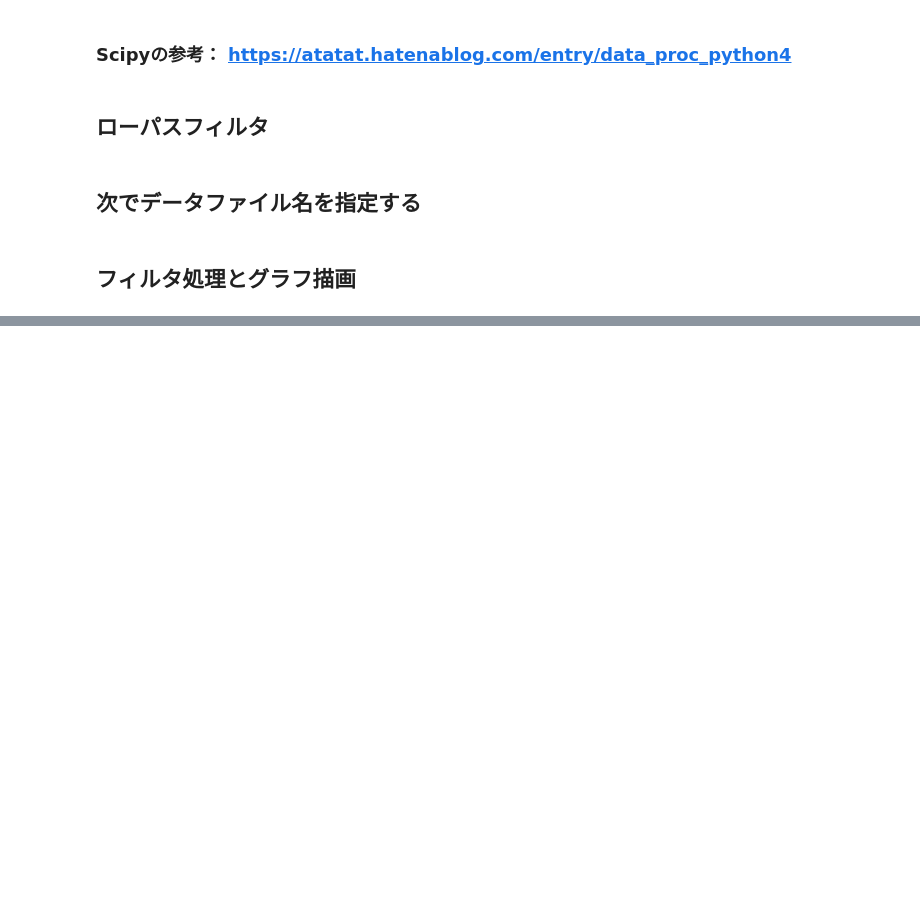
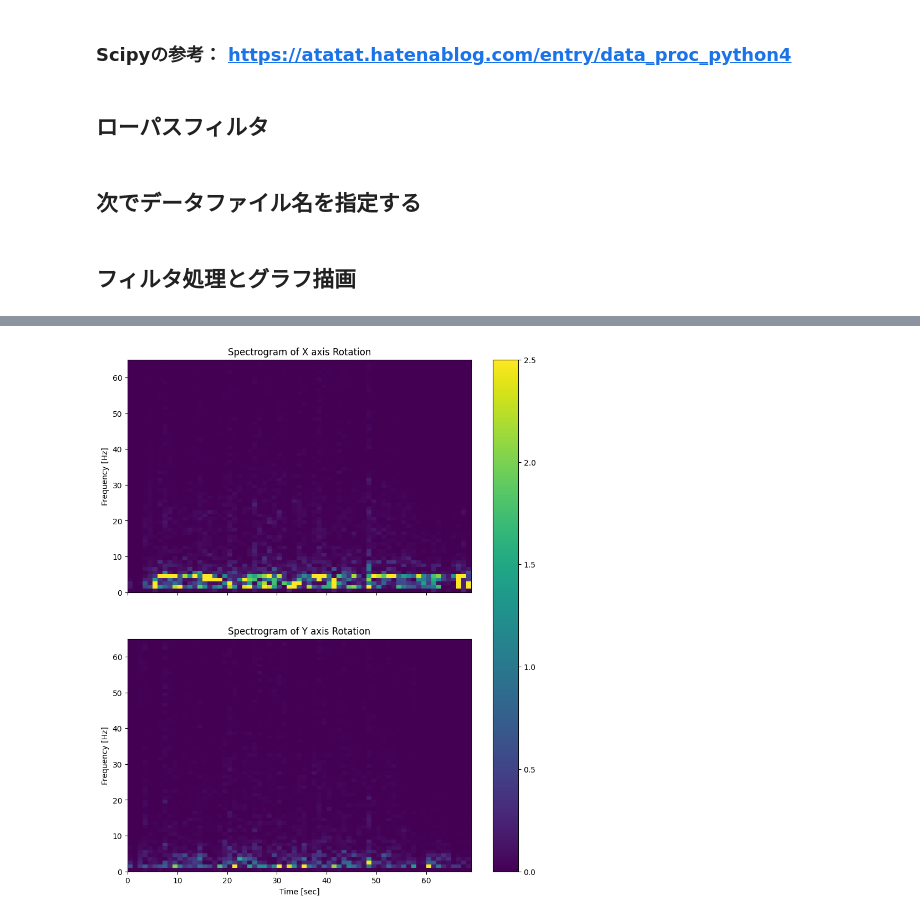
Before and after one commit to yasyamauchi/education, a Jupyter notebook: m5Stack_IMU2025.ipynb, the cells around one changed output, grey strips where cells are left out. Drawn from its saved outputs; the diff is of its cells as text; code cells hidden in the pictures; blank space fills up the shorter version.

```diff
--- a/m5Stack_IMU2025.ipynb
+++ b/m5Stack_IMU2025.ipynb
@@ -75,0 +85,43 @@ plt.show()
+# %%
+# prompt: rotX/rotYのスペクトログラムをscipyで作成したい
+
+import matplotlib.pyplot as plt
+# スペクトログラムの計算
+frequencies, times, spectrogram1 = signal.spectrogram(RotX, fs=samplerate, nperseg=128)
+frequencies, times, spectrogram2 = signal.spectrogram(RotY, fs=samplerate, nperseg=128)
+
+# スペクトログラムの描画
+fig = plt.figure(figsize=(10, 12))
+ax1 = fig.add_subplot(2, 1, 1)
+ax2 = fig.add_subplot(2, 1, 2)
+
+ax1.pcolormesh(times, frequencies, spectrogram1, shading='gouraud',vmax=2)
+ax1.set_title('Spectrogram of RotX')
+ax1.set_ylabel('Frequency [Hz]')
+ax1.set_xlabel('Time [sec]')
+#ax1.set_colorbar(label='Power Spectral Density')
+
+ax2.pcolormesh(times, frequencies, spectrogram2, shading='gouraud',vmax=2)
+ax2.set_title('Spectrogram of RotY')
+ax2.set_ylabel('Frequency [Hz]')
+ax2.set_xlabel('Time [sec]')
+#ax2.set_colorbar(label='Power Spectral Density')
+
+fig.tight_layout()              #レイアウトの設定
+plt.show()
+# %%
+# 参考：https://phst.hateblo.jp/entry/2019/09/20/144954
+fig, axes = plt.subplots(nrows=2, ncols=1, sharex=True, figsize=(10, 12))
+
+mesh = axes[0].pcolormesh(spectrogram1, vmin=0, vmax=2.5)
+mesh = axes[1].pcolormesh(spectrogram2, vmin=0, vmax=2.5)
+fig.colorbar(mesh, ax=axes)
+axes[0].set_title('Spectrogram of X axis Rotation')
+axes[0].set_ylabel('Frequency [Hz]')
+axes[1].set_title('Spectrogram of Y axis Rotation')
+axes[1].set_xlabel('Time [sec]')
+axes[1].set_ylabel('Frequency [Hz]')
+
+plt.show()
+# %% [output]
+[figure, added]
```
Also changed, not shown: parts of 6 cells of this notebook.
